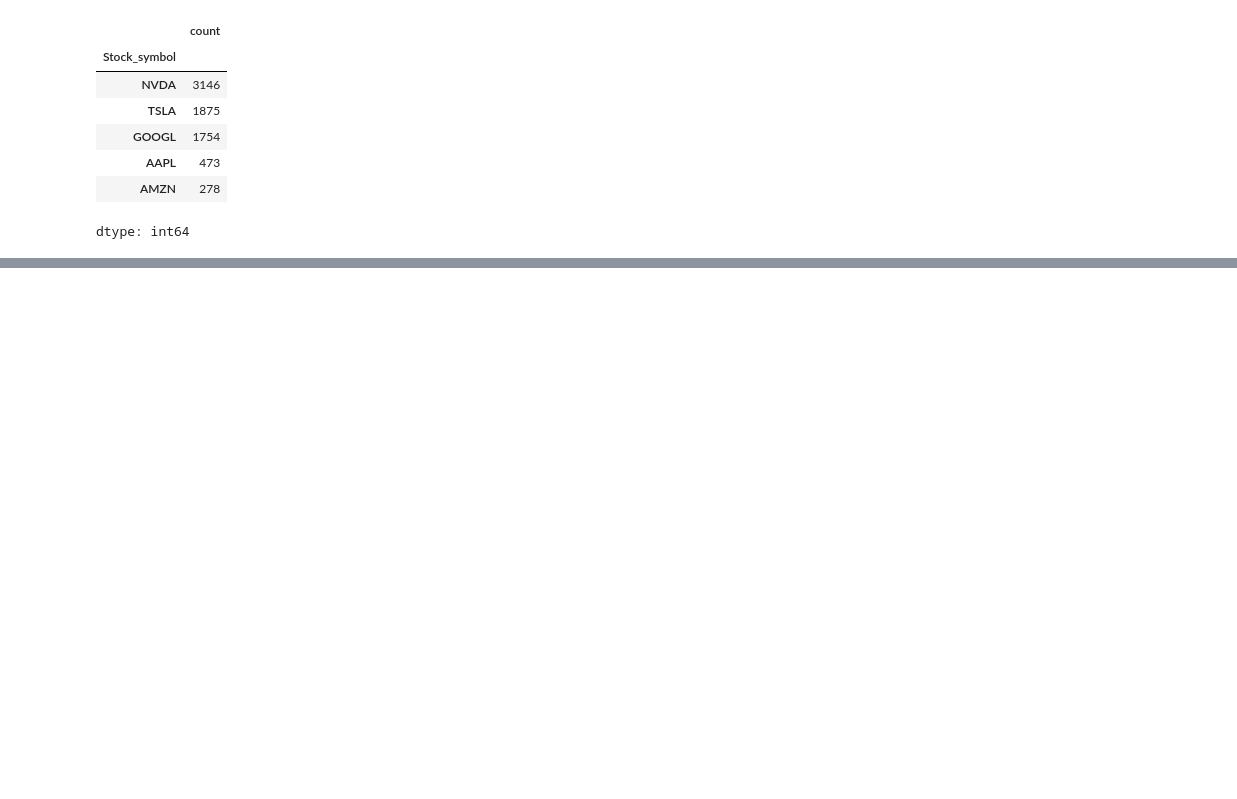
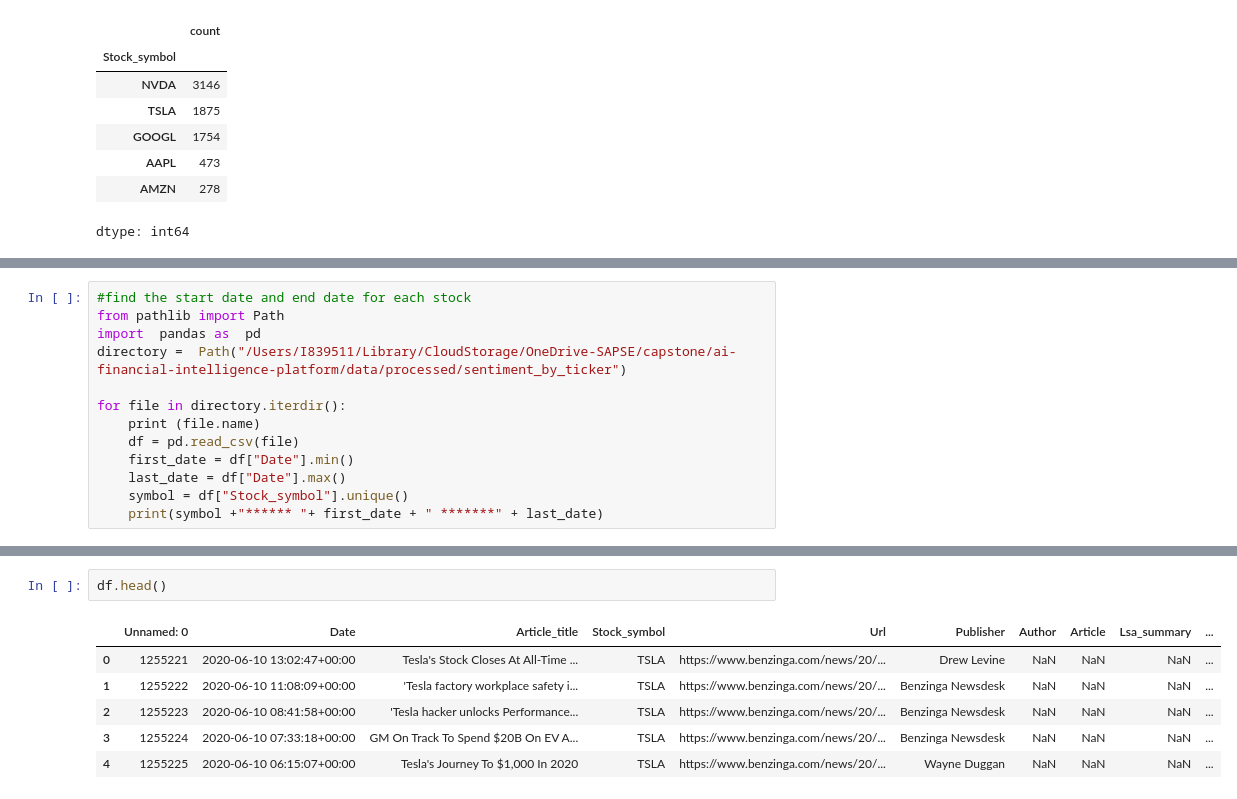
Before and after one commit to vengatc/ai-financial-intelligence-platform, a Jupyter notebook: notebooks/SentimentAnalysis.ipynb, the cells around one changed output, grey strips where cells are left out. Saved outputs shown, nothing was run; the diff lists cells and outputs as text; blank space fills up the shorter version.

```diff
--- a/notebooks/SentimentAnalysis.ipynb
+++ b/notebooks/SentimentAnalysis.ipynb
@@ -80,0 +99,13 @@ df.to_csv("/content/drive/MyDrive/Venky-MIT/capstone/Filtered_external_sentiment
+# %%
+#find the start date and end date for each stock
+from pathlib import Path
+import  pandas as  pd
+directory =  Path("/Users/I839511/Library/CloudStorage/OneDrive-SAPSE/capstone/ai-financial-intelligence-platform/data/processed/sentiment_by_ticker")
+
+for file in directory.iterdir():
+    print (file.name)
+    df = pd.read_csv(file)
+    first_date = df["Date"].min()
+    last_date = df["Date"].max()
+    symbol = df["Stock_symbol"].unique()
+    print(symbol +"****** "+ first_date + " *******" + last_date)
@@ -80,0 +133,9 @@ df.to_csv("/content/drive/MyDrive/Venky-MIT/capstone/Filtered_external_sentiment
+# %%
+df.head()
+# %% [output]
+|  | Unnamed: 0 | Date | Article_title | Stock_symbol | Url | Publisher | Author | Article | Lsa_summary | ... |
+| 0 | 1255221 | 2020-06-10 13:02:47+00:00 | Tesla's Stock Closes At All-Time ... | TSLA | https://www.benzinga.com/news/20/... | Drew Levine | NaN | NaN | NaN | ... |
+| 1 | 1255222 | 2020-06-10 11:08:09+00:00 | 'Tesla factory workplace safety i... | TSLA | https://www.benzinga.com/news/20/... | Benzinga Newsdesk | NaN | NaN | NaN | ... |
+| 2 | 1255223 | 2020-06-10 08:41:58+00:00 | 'Tesla hacker unlocks Performance... | TSLA | https://www.benzinga.com/news/20/... | Benzinga Newsdesk | NaN | NaN | NaN | ... |
+| 3 | 1255224 | 2020-06-10 07:33:18+00:00 | GM On Track To Spend $20B On EV A... | TSLA | https://www.benzinga.com/news/20/... | Benzinga Newsdesk | NaN | NaN | NaN | ... |
+| 4 | 1255225 | 2020-06-10 06:15:07+00:00 | Tesla's Journey To $1,000 In 2020 | TSLA | https://www.benzinga.com/news/20/... | Wayne Duggan | NaN | NaN | NaN | ... |
```
Also changed, not shown: parts of 8 cells of this notebook, 28 other files.
